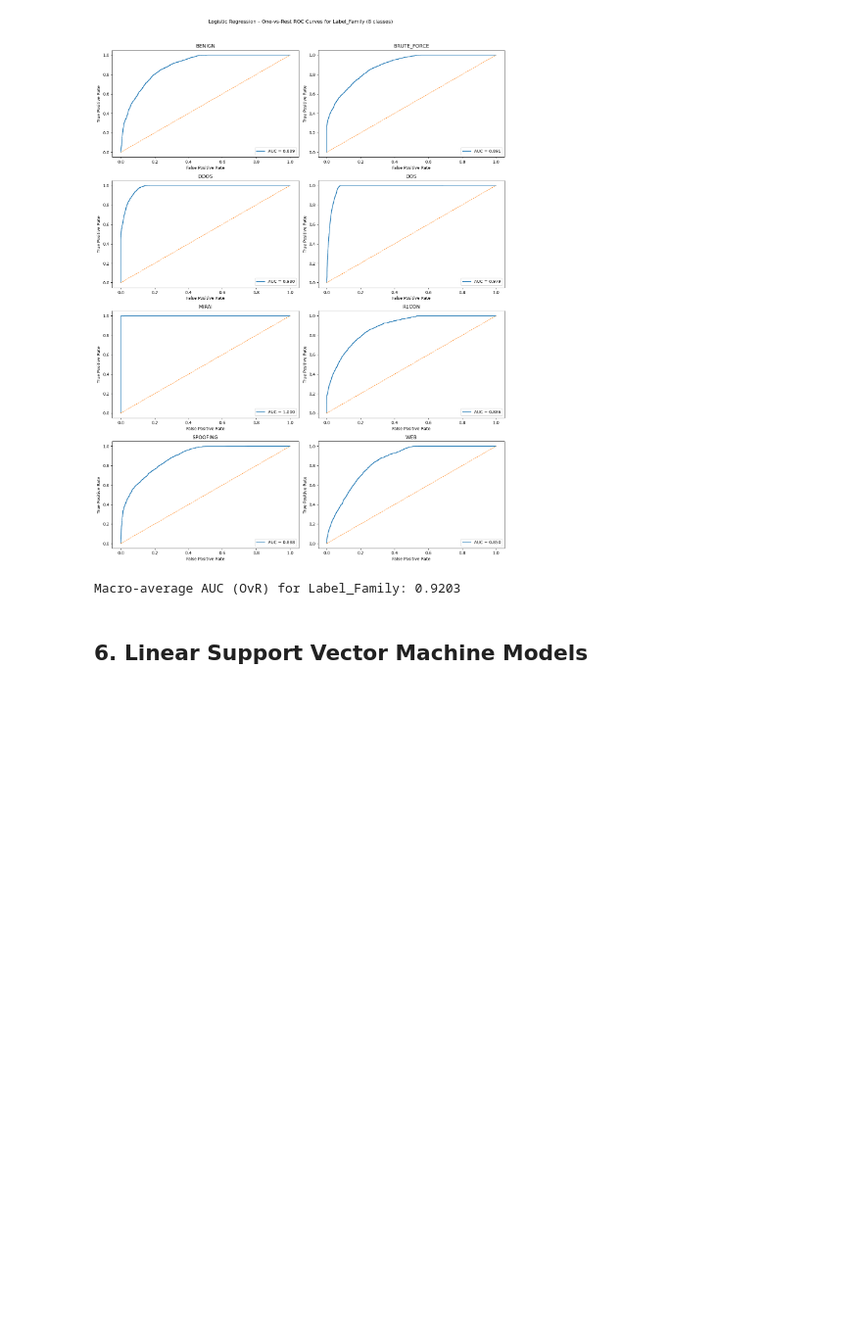
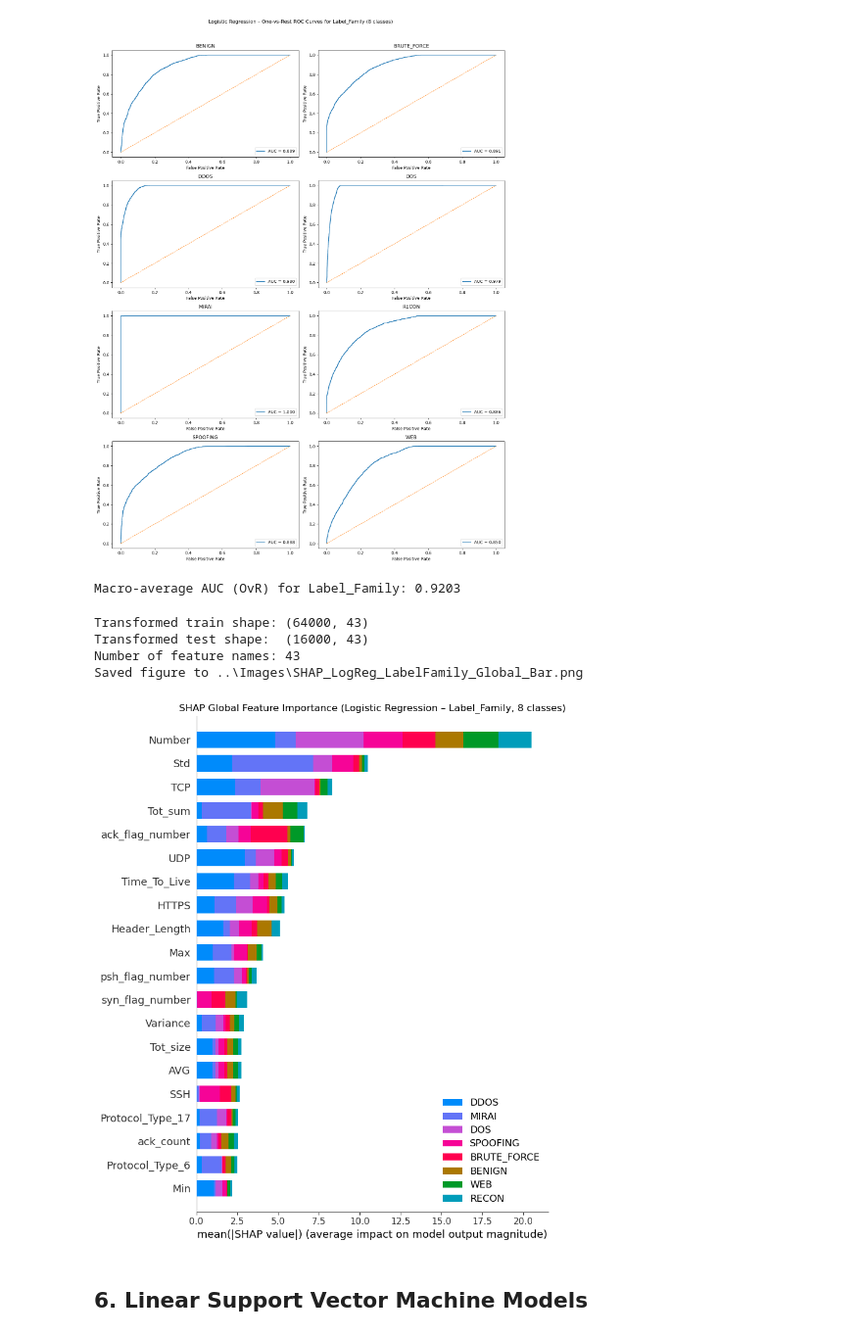
Before and after one commit to gw-00/Cybersecurity_Capstone, a Jupyter notebook: Code_Library/Linear_Modeling.ipynb, the cells around one changed output. Shown at 98% size. Drawn from its saved outputs; the diff is of its cells as text; code cells hidden in the pictures; blank space fills up the shorter version.

Commit message:
added in global feature importance scores SHAP bar charts for both Logistic Regression and Linear SVM models.

```diff
--- a/Code_Library/Linear_Modeling.ipynb
+++ b/Code_Library/Linear_Modeling.ipynb
@@ -420,6 +410,65 @@ Saved figure to ..\Images\Logistic_Regression_ROC_OvR_Label_Family.png
 Macro-average AUC (OvR) for Label_Family: 0.9203
 # %%
 # SHAP visualizations for Logistic Regression, Label_Family (8 classes)
+# ---- SHAP for Logistic Regression: Label_Family (8 classes) ----
+
+# extract preprocessor and model from the existing pipeline
+preproc_lr = logreg_family_pipeline.named_steps["preprocessor"]
+logreg_model = logreg_family_pipeline.named_steps["model"]
+
+# transform train and test sets using the SAME preprocessor (no refitting)
+X_train_family_trans = preproc_lr.transform(X_train_family)
+X_test_family_trans = preproc_lr.transform(X_test_family)
+
+# build feature names after preprocessing (numeric + one-hot encoded categoricals)
+ohe = preproc_lr.named_transformers_["cat"].named_steps["onehot"]
+
+cat_feature_names = ohe.get_feature_names_out(categorical_features)
+feature_names_lr = np.concatenate([numeric_features, cat_feature_names])
+
+print(f"Transformed train shape: {X_train_family_trans.shape}")
+print(f"Transformed test shape:  {X_test_family_trans.shape}")
+print(f"Number of feature names: {len(feature_names_lr)}")
+
+# use the entire training set as background
+background_lr = X_train_family_trans
+
+# create SHAP LinearExplainer for the logistic regression model
+explainer_lr = shap.LinearExplainer(logreg_model, background_lr)
+
+# compute SHAP values on the test set
+shap_values_lr = explainer_lr.shap_values(X_test_family_trans)
+
+# for a GLOBAL summary bar, aggregate SHAP magnitude across classes
+if isinstance(shap_values_lr, list):
+    shap_values_lr_stack = np.stack(shap_values_lr, axis=-1)  # (n_samples, n_features, n_classes)
+    shap_values_lr_global = np.mean(np.abs(shap_values_lr_stack), axis=-1)  # (n_samples, n_features)
+else:
+    shap_values_lr_global = shap_values_lr  # in case SHAP returns array directly
+
+# global summary bar plot
+plt.figure(figsize=(10, 8))
+shap.summary_plot(
+    shap_values_lr_global,
+    feature_names=feature_names_lr,
+    plot_type="bar",
+    class_names=class_names_family,
+    show=False,
+    max_display=20
+)
+
+fig = plt.gcf()
+plt.title("SHAP Global Feature Importance (Logistic Regression – Label_Family, 8 classes)")
+plt.tight_layout()
+# Save with your helper
+save_figure(fig, "SHAP_LogReg_LabelFamily_Global_Bar.png")
+plt.show()
+# %% [output]
+Transformed train shape: (64000, 43)
+Transformed test shape:  (16000, 43)
+Number of feature names: 43
+Saved figure to ..\Images\SHAP_LogReg_LabelFamily_Global_Bar.png
+[figure, added]
 # %% [markdown]
 ## 6. Linear Support Vector Machine Models
 # %% [markdown]
```
Also changed, not shown: parts of 6 cells of this notebook, 2 other files.
